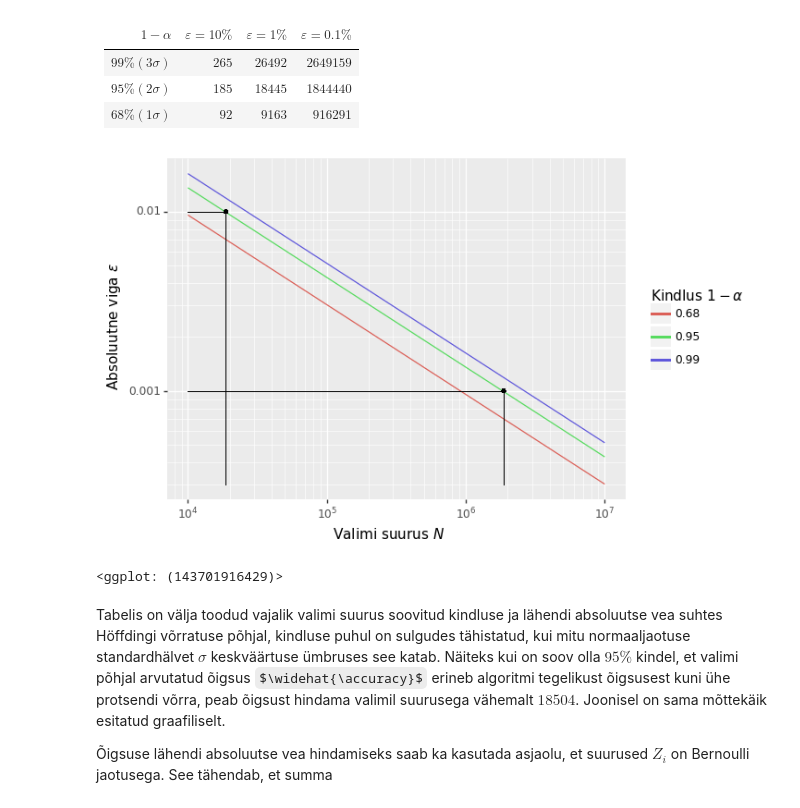
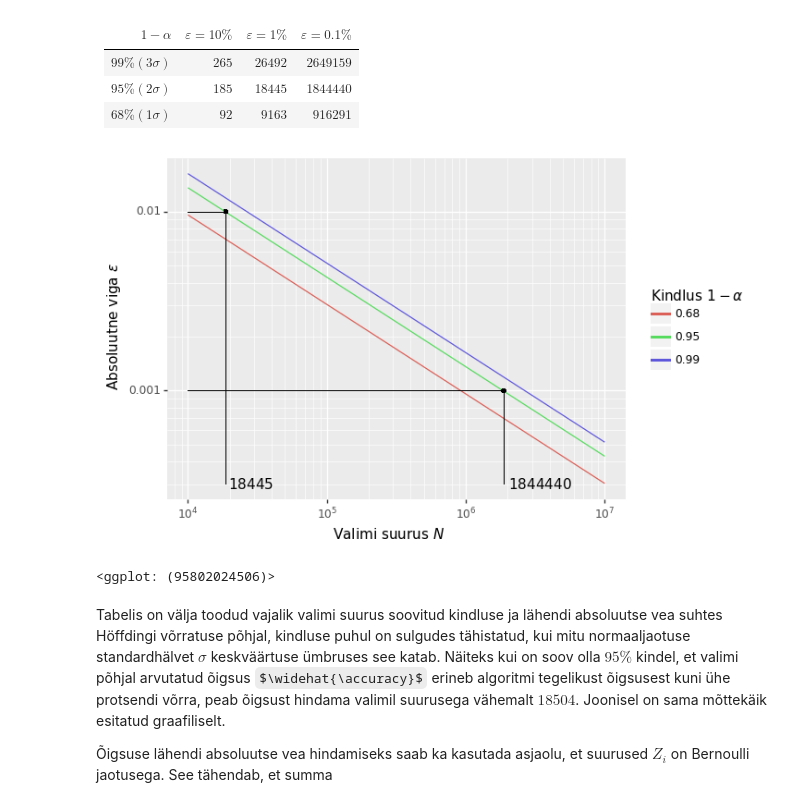
Before and after one commit to mart-mihkel/mudelite_hindamine, a Jupyter notebook: oigsuse_lahendi_absoluutne_viga.ipynb, the cells around one changed output. Cells and saved outputs as stored; diff of their text form; code cells hidden in the pictures; some formulas as TeX source.

```diff
--- a/oigsuse_lahendi_absoluutne_viga.ipynb
+++ b/oigsuse_lahendi_absoluutne_viga.ipynb
@@ -64,37 +64,40 @@ read = np.array([
     for n in N
 ])
 
 df = pd.DataFrame(read, columns=['kindlus', 'n', 'epsilon'])
 
 k95 = df.query('kindlus == .95')
 n_k95_e01 = k95.iloc[np.abs(k95['epsilon'] - .01).argmin()]['n']
 n_k95_e001 = k95.iloc[np.abs(k95['epsilon'] - .001).argmin()]['n']
 eps_min = df['epsilon'].min()
 
 g = (
     ggplot(df) +
     scale_x_log10(breaks=np.logspace(4, 7, 4), labels=['$10^4$', '$10^5$', '$10^6$', '$10^7$']) +
     scale_y_log10(breaks=np.logspace(-3, -1, 3)) +
     aes('n', 'epsilon', group='kindlus', color='pd.Categorical(kindlus)') +
     labs(x='Valimi suurus $N$', y='Absoluutne viga $\\varepsilon$') +
     guides(color=guide_legend(title='Kindlus $1-\\alpha$')) +
 
     geom_line() +
 
     geom_segment(aes(x=n_k95_e01, y=eps_min, xend=n_k95_e01, yend=.01), size=.25, color="black", show_legend=False) +
     geom_segment(aes(x=n_k95_e001, y=eps_min, xend=n_k95_e001, yend=.001), size=.25, color="black", show_legend=False) +
     geom_segment(aes(x=1e4, y=.01, xend=n_k95_e01, yend=.01), size=.25, color="black", show_legend=False) +
     geom_segment(aes(x=1e4, y=.001, xend=n_k95_e001, yend=.001), size=.25, color="black", show_legend=False) +
 
     geom_point(aes(x='n_k95_e01', y='.01'), size=0.75, color="black", show_legend=False) +
-    geom_point(aes(x='n_k95_e001', y='.001'), size=0.75, color="black", show_legend=False)
+    geom_point(aes(x='n_k95_e001', y='.001'), size=0.75, color="black", show_legend=False) +
+
+    annotate('text', x=18445 + 10000 , y=0.0003, label='$18445$') +
+    annotate('text', x=1844440 + 1600000, y=0.0003, label='$1844440$')
 )
 
-# g.save('./joonised/hoeffding_absoluutne_viga.png', dpi=100)
+g.save('./joonised/hoeffding_absoluutne_viga.png', dpi=100)
 g
 # %% [output]
-[figure, old version]
+[figure, new version]
-<ggplot: (143701916429)>
+<ggplot: (95802024506)>
 # %% [markdown]
 Tabelis on välja toodud vajalik valimi suurus soovitud kindluse ja lähendi absoluutse vea suhtes Höffdingi võrratuse põhjal, kindluse puhul on sulgudes tähistatud, kui mitu normaaljaotuse standardhälvet $\sigma$ keskväärtuse ümbruses see katab.
 Näiteks kui on soov olla $95\%$ kindel, et valimi põhjal arvutatud õigsus $\widehat{\accuracy}$ erineb algoritmi tegelikust õigsusest kuni ühe protsendi võrra, peab õigsust hindama valimil suurusega vähemalt $18504$.
```
Also changed, not shown: parts of 1 cell of this notebook, 5 other files.
